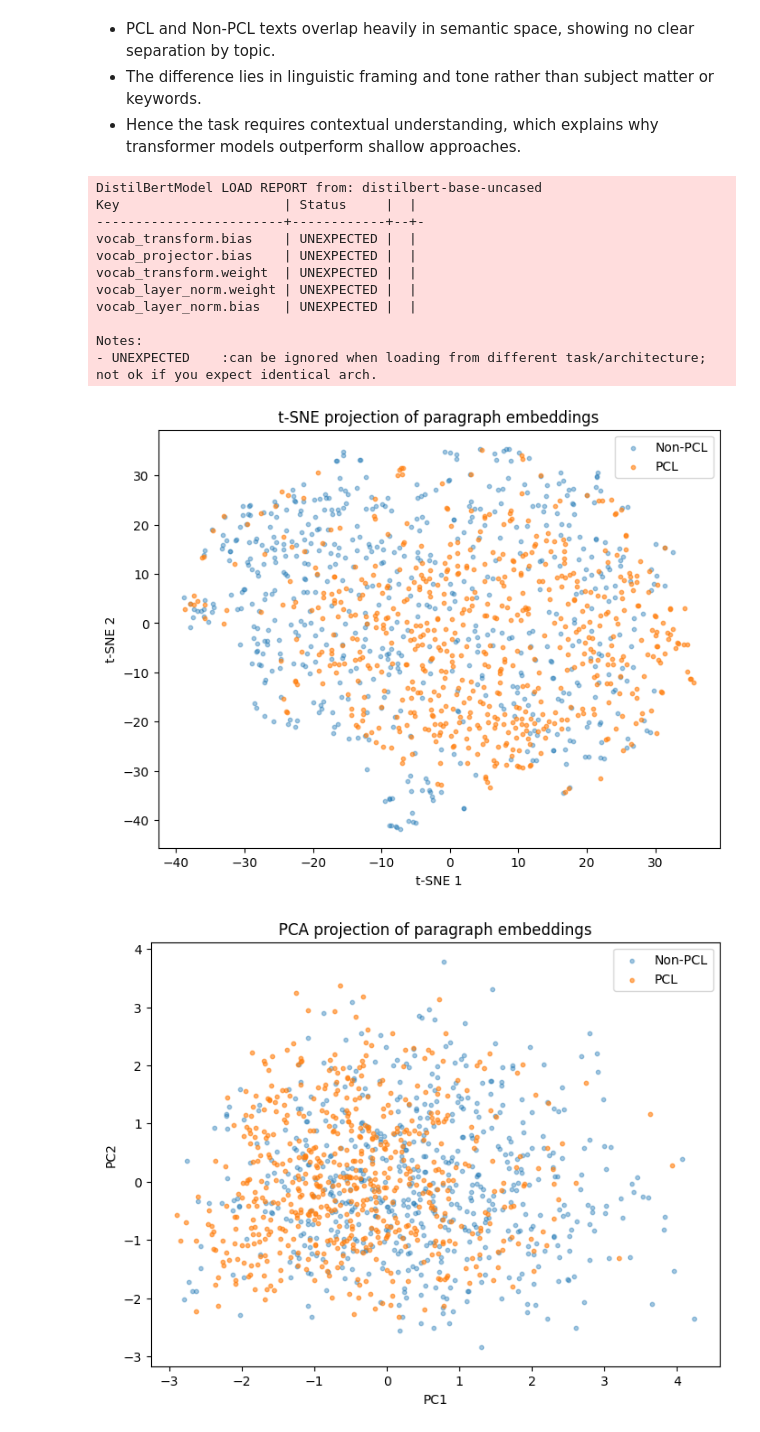
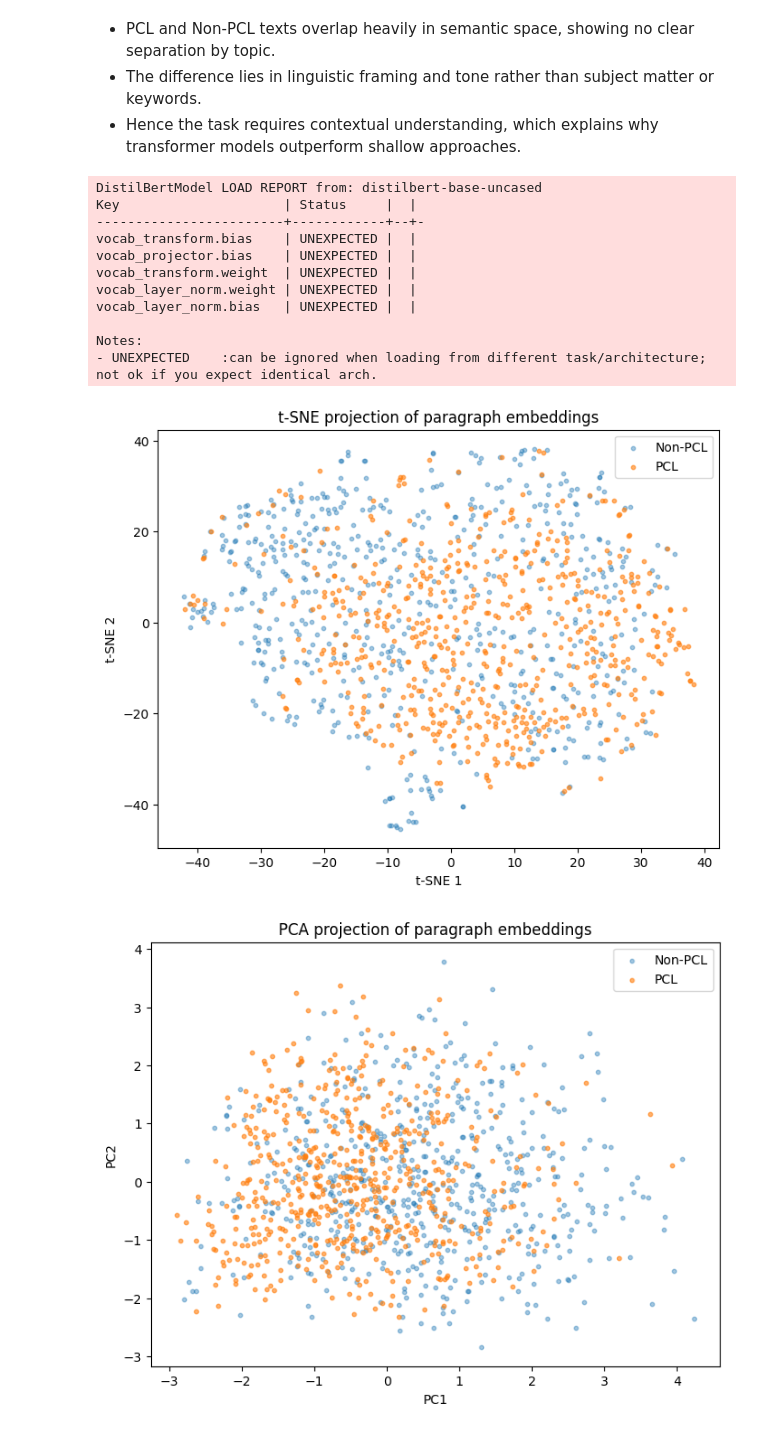
Before and after one commit to JoshSkilla/PCL-detection, a Jupyter notebook: notebooks/EDA_semantic_syntactic.ipynb, the cells around one changed output. Saved outputs shown, nothing was run; the diff lists cells and outputs as text; code cells hidden in the pictures.

```diff
--- a/notebooks/EDA_semantic_syntactic.ipynb
+++ b/notebooks/EDA_semantic_syntactic.ipynb
@@ -223,35 +223,36 @@ X = embed_text_list(texts.tolist())
 
 tsne = TSNE(
     n_components=2,
     perplexity=30,       # try 10, 30, 50
     learning_rate="auto",
     init="pca",
-    random_state=0
+    random_state=0,
+    max_iter=2500
 )
 
 Z = tsne.fit_transform(X)
 
 plt.figure(figsize=(8,6))
 plt.scatter(Z[y==0, 0], Z[y==0, 1], s=10, alpha=0.4, label="Non-PCL")
 plt.scatter(Z[y==1, 0], Z[y==1, 1], s=10, alpha=0.6, label="PCL")
 plt.legend()
 plt.title("t-SNE projection of paragraph embeddings")
 plt.xlabel("t-SNE 1")
 plt.ylabel("t-SNE 2")
 plt.show()
 # %% [output]
 DistilBertModel LOAD REPORT from: distilbert-base-uncased
 Key                     | Status     |  |
 ------------------------+------------+--+-
 vocab_transform.bias    | UNEXPECTED |  |
 vocab_projector.bias    | UNEXPECTED |  |
 vocab_transform.weight  | UNEXPECTED |  |
 vocab_layer_norm.weight | UNEXPECTED |  |
 vocab_layer_norm.bias   | UNEXPECTED |  |
 
 Notes:
 - UNEXPECTED    :can be ignored when loading from different task/architecture; not ok if you expect identical arch.
-[figure, old version]
+[figure, new version]
 # %%
 pca = PCA(n_components=2)
 Z = pca.fit_transform(X)
```
Also changed, not shown: 2 other files.
